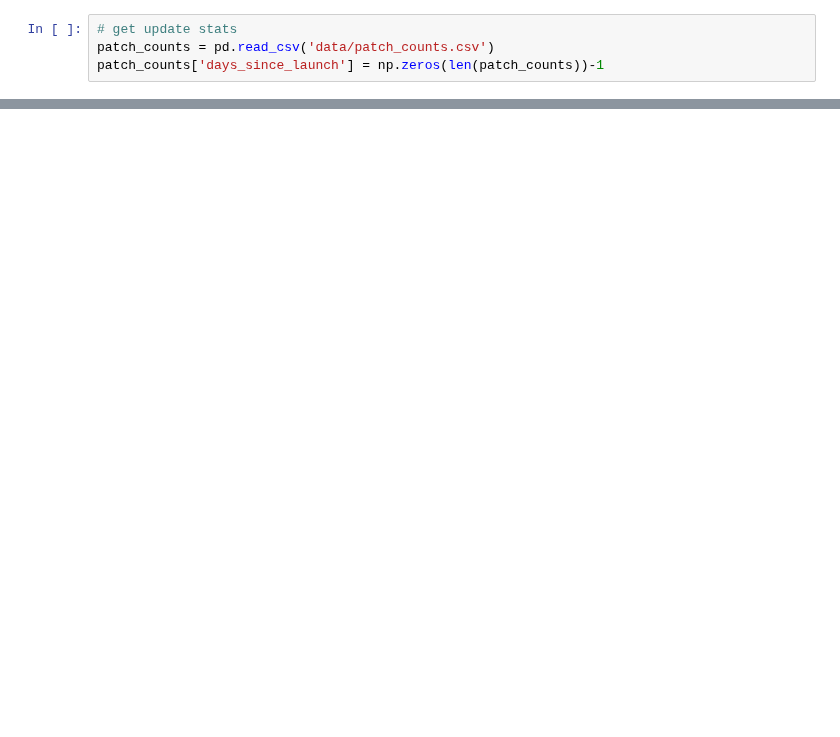
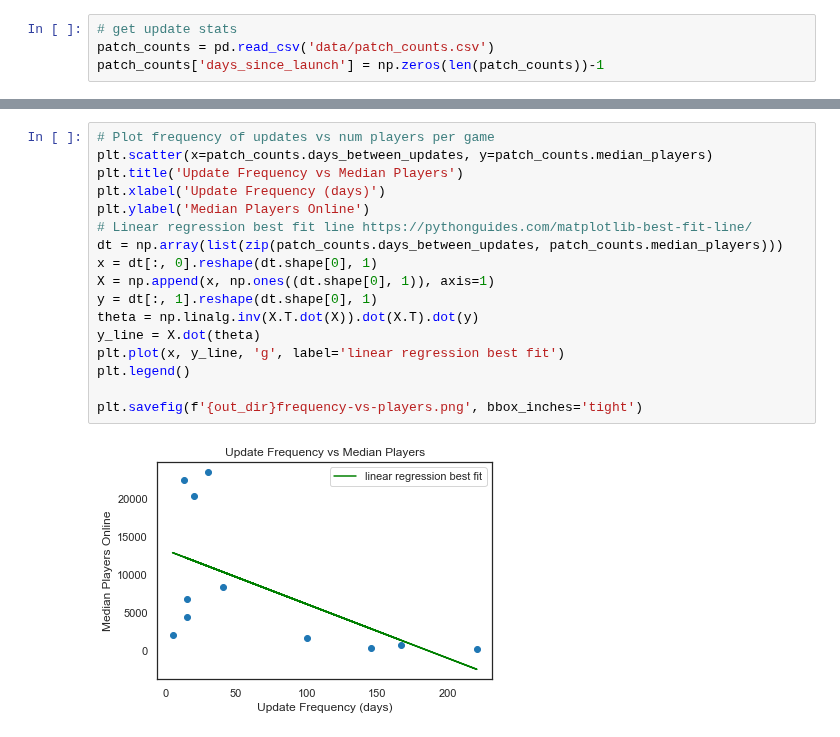
Before and after one commit to rishigoutam/aoe2, a Jupyter notebook: rts_player_counts.ipynb, the cells around one changed output, grey strips where cells are left out. Cells and saved outputs as stored; diff of their text form; blank space fills up the shorter version.

```diff
--- a/rts_player_counts.ipynb
+++ b/rts_player_counts.ipynb
@@ -133,0 +100,19 @@ patch_counts.sort_values(by='median_players')
+# %%
+# Plot frequency of updates vs num players per game
+plt.scatter(x=patch_counts.days_between_updates, y=patch_counts.median_players)
+plt.title('Update Frequency vs Median Players')
+plt.xlabel('Update Frequency (days)')
+plt.ylabel('Median Players Online')
+# Linear regression best fit line https://pythonguides.com/matplotlib-best-fit-line/
+dt = np.array(list(zip(patch_counts.days_between_updates, patch_counts.median_players)))
+x = dt[:, 0].reshape(dt.shape[0], 1)
+X = np.append(x, np.ones((dt.shape[0], 1)), axis=1)
+y = dt[:, 1].reshape(dt.shape[0], 1)
+theta = np.linalg.inv(X.T.dot(X)).dot(X.T).dot(y)
+y_line = X.dot(theta)
+plt.plot(x, y_line, 'g', label='linear regression best fit')
+plt.legend()
+
+plt.savefig(f'{out_dir}frequency-vs-players.png', bbox_inches='tight')
+# %% [output]
+[figure, added]
```
Also changed, not shown: parts of 6 cells of this notebook, 12 other files.
